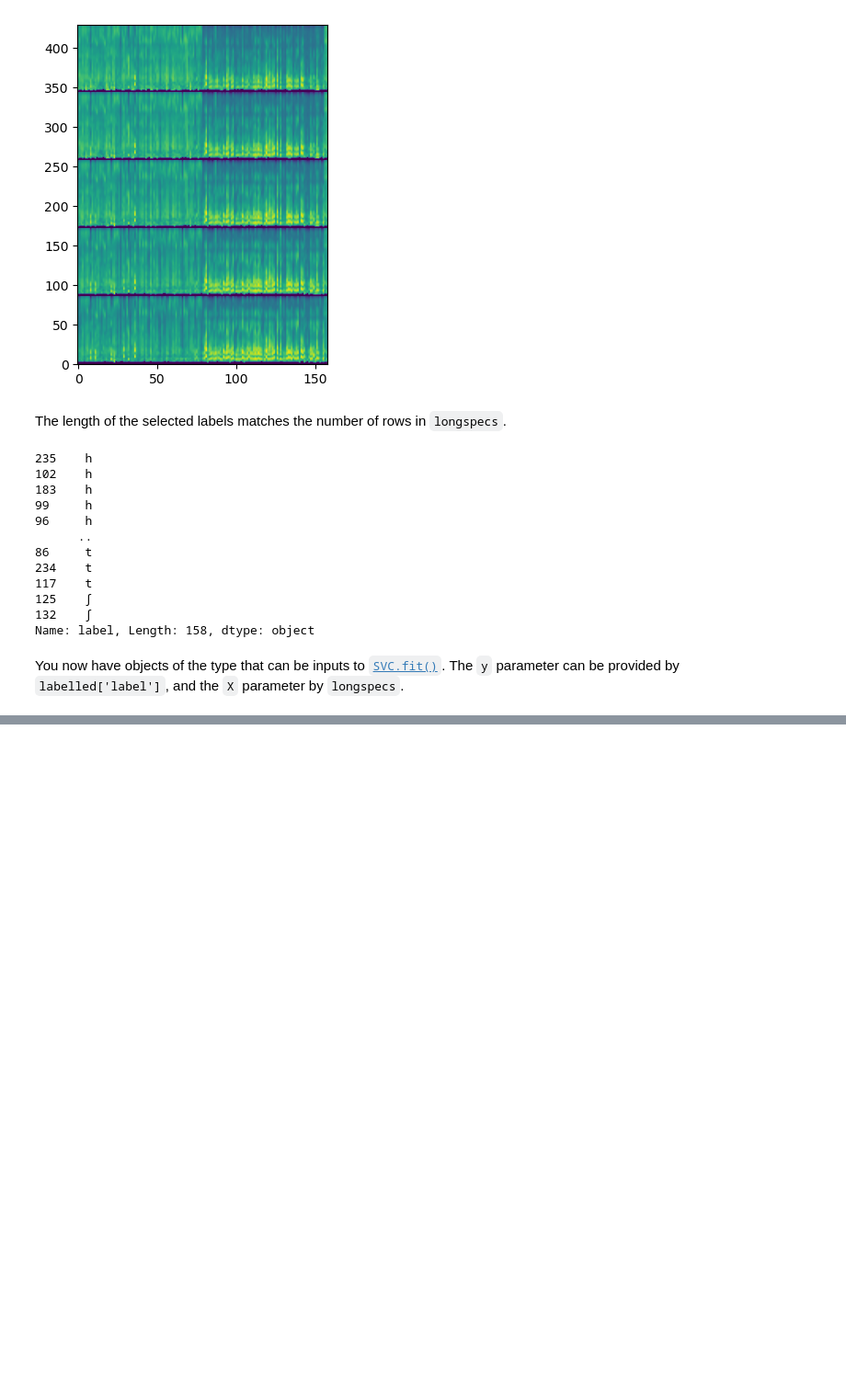
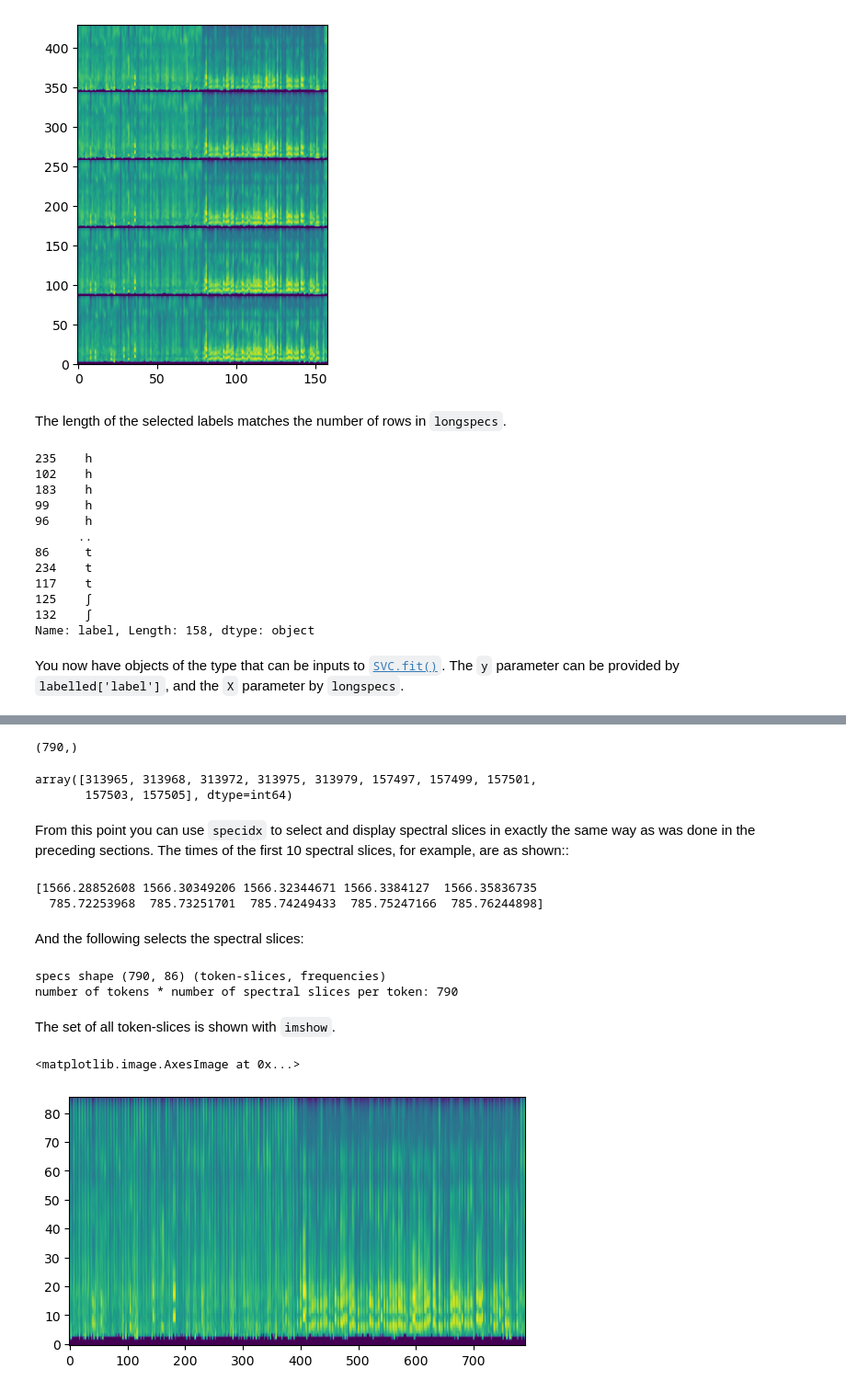
Before and after one commit to rsprouse/audspec, a Jupyter notebook: doc/Load and view cached auditory spectrograms.ipynb, the cells around one changed output, grey strips where cells are left out. Shown at 92% size. Drawn from its saved outputs; the diff is of its cells as text; code cells hidden in the pictures; blank space fills up the shorter version.

Commit message:
Add alternative method to calculate specidx

```diff
--- a/doc/Load and view cached auditory spectrograms.ipynb
+++ b/doc/Load and view cached auditory spectrograms.ipynb
@@ -272,0 +280,11 @@ You now have objects of the type that can be inputs to [`SVC.fit()`](https://sci
+# %%
+num_intervals = 4   # Number of intervals of equal duration in a token.
+pct_times = (
+    np.linspace(
+        labelled['t1'],
+        labelled['t2'],
+        num=num_intervals + 1,
+        axis=1
+    )
+)
+pct_times
@@ -272,0 +333,35 @@ You now have objects of the type that can be inputs to [`SVC.fit()`](https://sci
+# %%
+specidx = np.argmin(
+    [np.abs(d['spect_times'] - t) for t in np.ravel(pct_times)],
+    axis=1
+)
+print(specidx.shape)
+specidx[:10]
+# %% [output]
+(790,)
+array([313965, 313968, 313972, 313975, 313979, 157497, 157499, 157501,
+       157503, 157505], dtype=int64)
+# %% [markdown]
+From this point you can use `specidx` to select and display spectral slices in exactly the same way as was done in the preceding sections. The times of the first 10 spectral slices, for example, are as shown::
+# %%
+spectimes = d['spect_times'][specidx]
+print(spectimes[:10])
+# %% [output]
+[1566.28852608 1566.30349206 1566.32344671 1566.3384127  1566.35836735
+  785.72253968  785.73251701  785.74249433  785.75247166  785.76244898]
+# %% [markdown]
+And the following selects the spectral slices:
+# %%
+specs = d[layer][specidx]
+print(f'specs shape {specs.shape} (token-slices, frequencies)')
+print(f'number of tokens * number of spectral slices per token: {len(labelled)*(num_intervals+1)}')
+# %% [output]
+specs shape (790, 86) (token-slices, frequencies)
+number of tokens * number of spectral slices per token: 790
+# %% [markdown]
+The set of all token-slices is shown with `imshow`.
+# %%
+plt.imshow(specs.transpose(), origin="lower", aspect=5.0)
+# %% [output]
+<matplotlib.image.AxesImage at 0x...>
+[figure, added]
```
Also changed, not shown: parts of 7 cells of this notebook.
